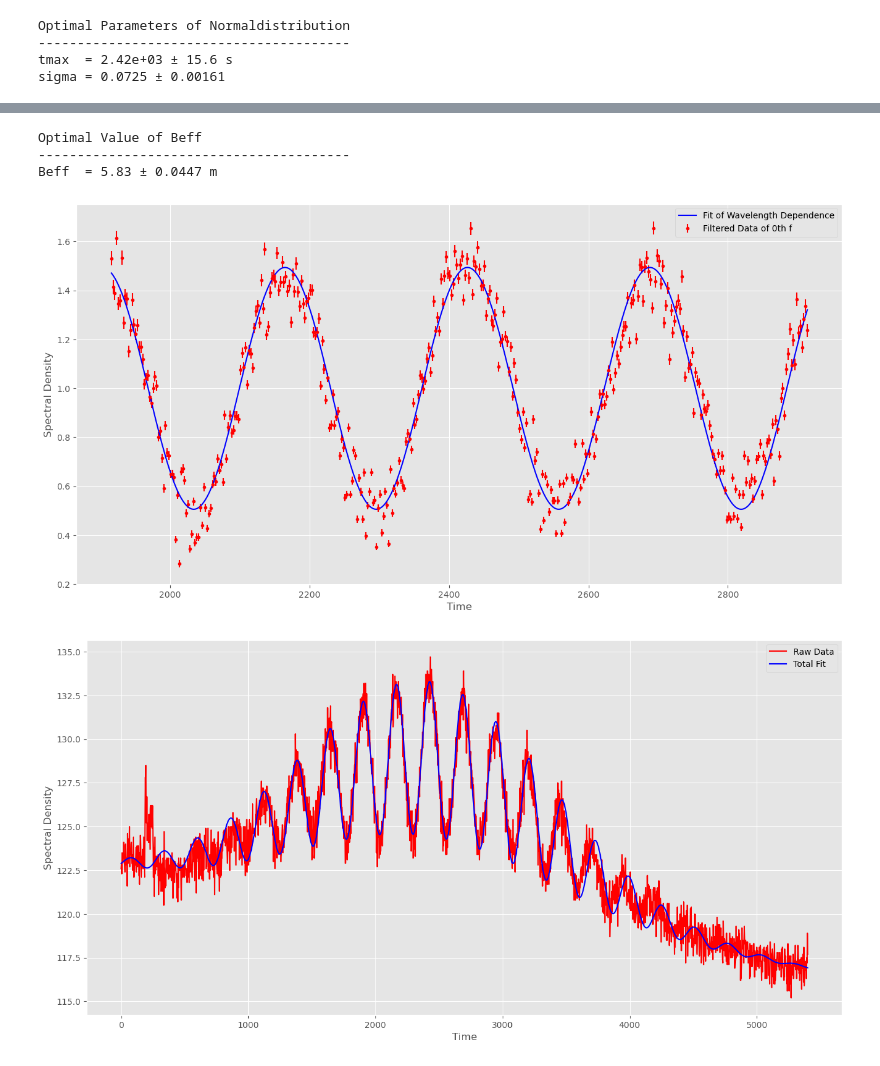
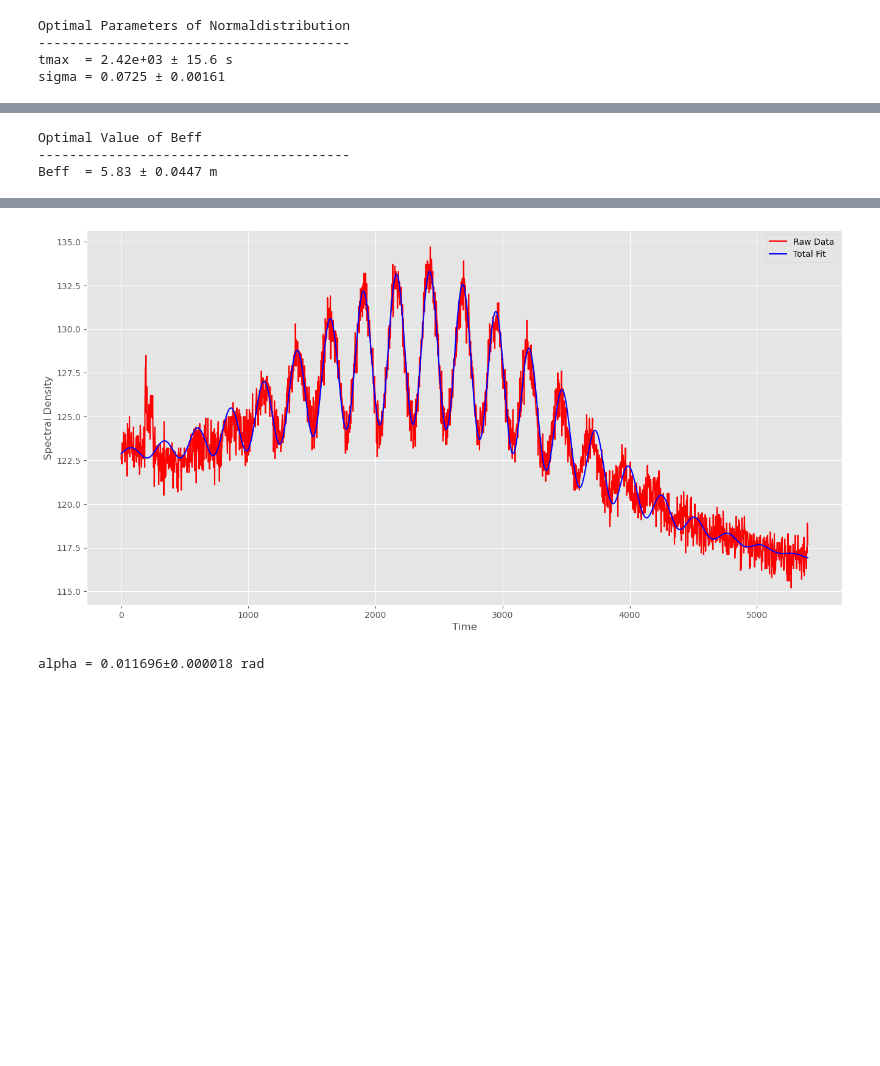
Before and after one commit to jadolff/Radio2024, a Jupyter notebook: SunResults.ipynb, the cells around one changed output, grey strips where cells are left out. Drawn from its saved outputs; the diff is of its cells as text; code cells hidden in the pictures; blank space fills up the shorter version.

```diff
--- a/SunResults.ipynb
+++ b/SunResults.ipynb
@@ -13,7 +10,7 @@ files = ['Zweite Daten Sonne 10/ETH_20240110_111502_01.fit',
          'Zweite Daten Sonne 10/ETH_20240110_121502_01.fit',
          'Zweite Daten Sonne 10/ETH_20240110_123003_01.fit']
 data, t, freq = glue_together(files, 10)
-plt.imshow(data, aspect='auto', extent=[t[0],t[-1],freq[-1],freq[0]])
+#plt.imshow(data, aspect='auto', extent=[t[0],t[-1],freq[-1],freq[0]])
 
 # First Fit : Filter; p0 = (S0, tmax, sigma, a, b)
 p0 = (100, 2500, 0.065, 0.1, 145.0)
@@ -27,8 +24,8 @@ V01, V0_uncert1, Bl1, Bl_sig1, params_opt2 = data_fitter(data_filtered, data_fil
 nice_plot(data, t, freq, params_opt1, params_opt2, fmin)
 
 # Determine Diameter; p = alpha
-#p = np.deg2rad(0.5)
-#sun_diameter(V01, V0_uncert1, Bl1, Bl_sig1, p)
+p = np.deg2rad(0.5)
+alpha1 = sun_diameter(V01, V0_uncert1, Bl1, Bl_sig1, p)
 # %% [output]
 Optimal Parameters of Normaldistribution
 ----------------------------------------
@@ -37,0 +35,3 @@ sigma = 0.0725 ± 0.00161
+Optimal Value of Beff
+----------------------------------------
+Beff  = 5.83 ± 0.0447 m
@@ -39,8 +39,5 @@ sigma = 0.0725 ± 0.00161
-Optimal Value of Beff
-----------------------------------------
-Beff  = 5.83 ± 0.0447 m
-[figure, old version]
+[figure, new version]
-[figure, removed]
+alpha = 0.011696±0.000018 rad
 # %%
 files = ['Dritte Daten Sonne 10/ETH_20240110_140003_01.fit',
          'Dritte Daten Sonne 10/ETH_20240110_141503_01.fit',
```
Also changed, not shown: parts of 9 cells of this notebook, 14 other files.
